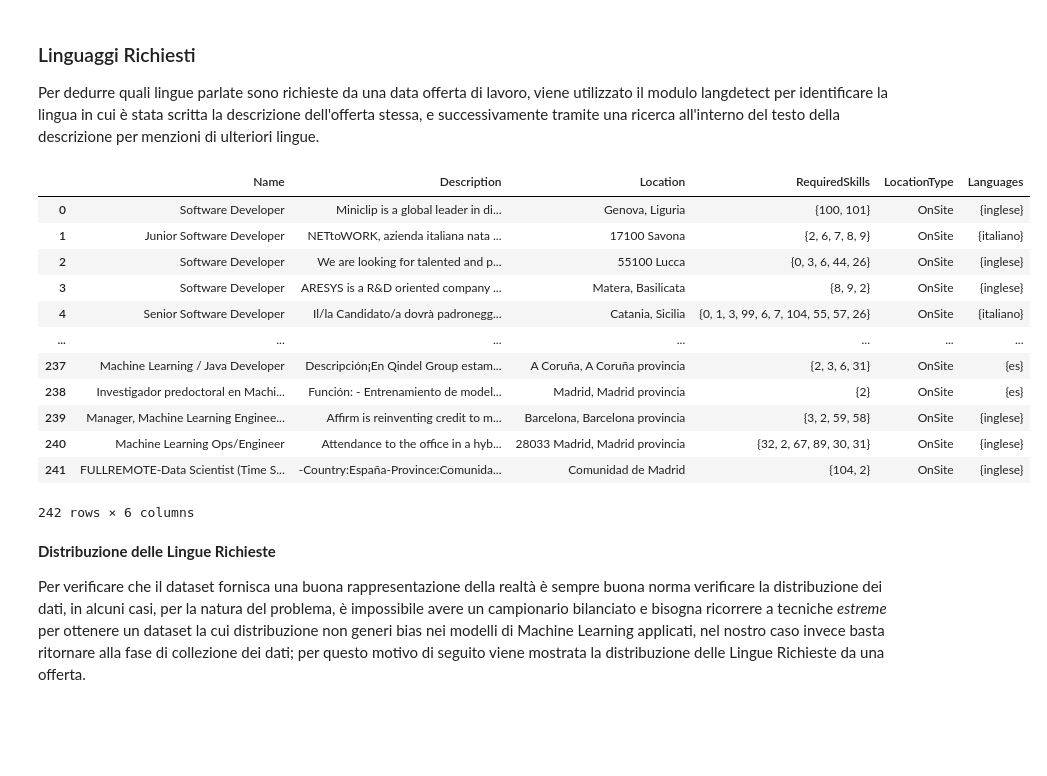
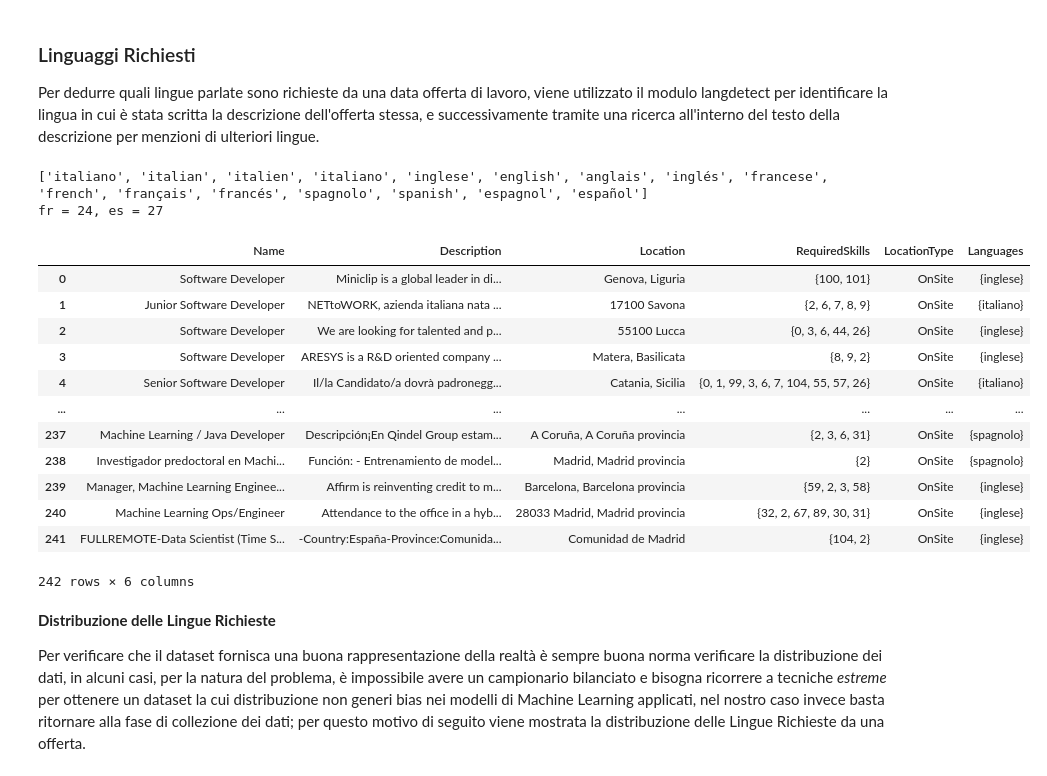
Before and after one commit to antoninoLorenzo/RecommenderSystem_TC, a Jupyter notebook: demo/notebooks/offers.ipynb, the cells around one changed output. Drawn from its saved outputs; the diff is of its cells as text; code cells hidden in the pictures; blank space fills up the shorter version.

```diff
--- a/demo/notebooks/offers.ipynb
+++ b/demo/notebooks/offers.ipynb
@@ -262,48 +262,60 @@ Per dedurre quali lingue parlate sono richieste da una data offerta di lavoro, v
 # %%
 from langdetect import detect
 offers_langs = []
 remove_map = {p:'' for p in punctuation}
-supported_langs = ['italiano', 'inglese', 'italian', 'english']
-eqs = [('italiano', 'italian'), ('inglese', 'english')]
 
-for desc in offers_frame.Description:
+eqs = {'it' : ('italiano', 'italian', 'italien', 'italiano'),
+       'en' : ('inglese', 'english', 'anglais', 'inglés'),
+       'fr' : ('francese', 'french', 'français', 'francés'),
+       'es' : ('spagnolo', 'spanish', 'espagnol', 'español')}
+
+supported_langs = [x for v in eqs.values() for x in v]
+
+
+for i, desc in enumerate(offers_frame.Description):
     lang = detect(desc)
-    if lang == 'it':
-        lang = 'italiano'
-    elif lang == 'en':
-        lang = 'inglese'
+
+    try:
+        lang = eqs[lang][0]
+    except KeyError:
+        print(f'offer {i} unsupported "{lang}" detected')
+        lang = None
 
     desc = remove_symbols(desc, remove_map)
     found = extract_symbols(desc, supported_langs)
 
     found = list(found)
     for i, l in enumerate(found):
-        for e in eqs:
+        for e in eqs.values():
             if l in e:
                 found[i] = e[0]
                 break
 
     found = set(found)
-    found.add(lang)
+
+    if lang is not None:
+        found.add(lang)
     offers_langs.append(found)
 
 offers_frame.loc[:, "Languages"] = offers_langs
 
 offers_frame
 # %% [output]
+['italiano', 'italian', 'italien', 'italiano', 'inglese', 'english', 'anglais', 'inglés', 'francese', 'french', 'français', 'francés', 'spagnolo', 'spanish', 'espagnol', 'español']
+fr = 24, es = 27
 |  | Name | Description | Location | RequiredSkills | LocationType | Languages |
 | 0 | Software Developer | Miniclip is a global leader in di... | Genova, Liguria | {100, 101} | OnSite | {inglese} |
 | 1 | Junior Software Developer | NETtoWORK, azienda italiana nata ... | 17100 Savona | {2, 6, 7, 8, 9} | OnSite | {italiano} |
 | 2 | Software Developer | We are looking for talented and p... | 55100 Lucca | {0, 3, 6, 44, 26} | OnSite | {inglese} |
 | 3 | Software Developer | ARESYS is a R&D oriented company ... | Matera, Basilicata | {8, 9, 2} | OnSite | {inglese} |
-| 4 | Senior Software Developer | Il/la Candidato/a dovrà padronegg... | Catania, Sicilia | {0, 1, 3, 99, 6, 7, 104, 55, 57, 26} | OnSite | {italiano} |
+| 4 | Senior Software Developer | Il/la Candidato/a dovrà padronegg... | Catania, Sicilia | {0, 1, 99, 3, 6, 7, 104, 55, 57, 26} | OnSite | {italiano} |
 | ... | ... | ... | ... | ... | ... | ... |
-| 237 | Machine Learning / Java Developer | Descripción¡En Qindel Group estam... | A Coruña, A Coruña provincia | {2, 3, 6, 31} | OnSite | {es} |
-| 238 | Investigador predoctoral en Machi... | Función: - Entrenamiento de model... | Madrid, Madrid provincia | {2} | OnSite | {es} |
-| 239 | Manager, Machine Learning Enginee... | Affirm is reinventing credit to m... | Barcelona, Barcelona provincia | {3, 2, 59, 58} | OnSite | {inglese} |
+| 237 | Machine Learning / Java Developer | Descripción¡En Qindel Group estam... | A Coruña, A Coruña provincia | {2, 3, 6, 31} | OnSite | {spagnolo} |
+| 238 | Investigador predoctoral en Machi... | Función: - Entrenamiento de model... | Madrid, Madrid provincia | {2} | OnSite | {spagnolo} |
+| 239 | Manager, Machine Learning Enginee... | Affirm is reinventing credit to m... | Barcelona, Barcelona provincia | {59, 2, 3, 58} | OnSite | {inglese} |
 | 240 | Machine Learning Ops/Engineer | Attendance to the office in a hyb... | 28033 Madrid, Madrid provincia | {32, 2, 67, 89, 30, 31} | OnSite | {inglese} |
 | 241 | FULLREMOTE-Data Scientist (Time S... | -Country:España-Province:Comunida... | Comunidad de Madrid | {104, 2} | OnSite | {inglese} |
-242 rows × 6 columns
+242 rows × 6 columns
 # %% [markdown]
 **Distribuzione delle Lingue Richieste**
 
```
Also changed, not shown: parts of 5 cells of this notebook, 1 other file.
